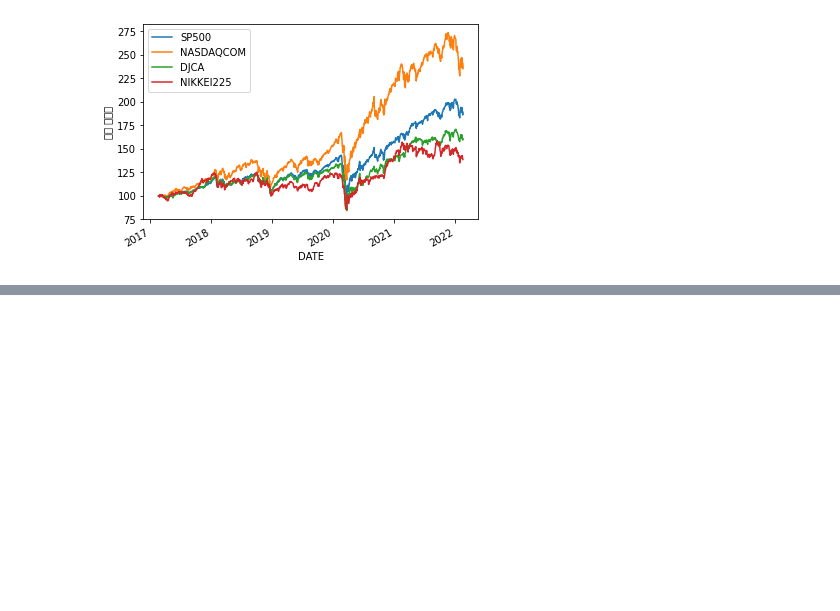
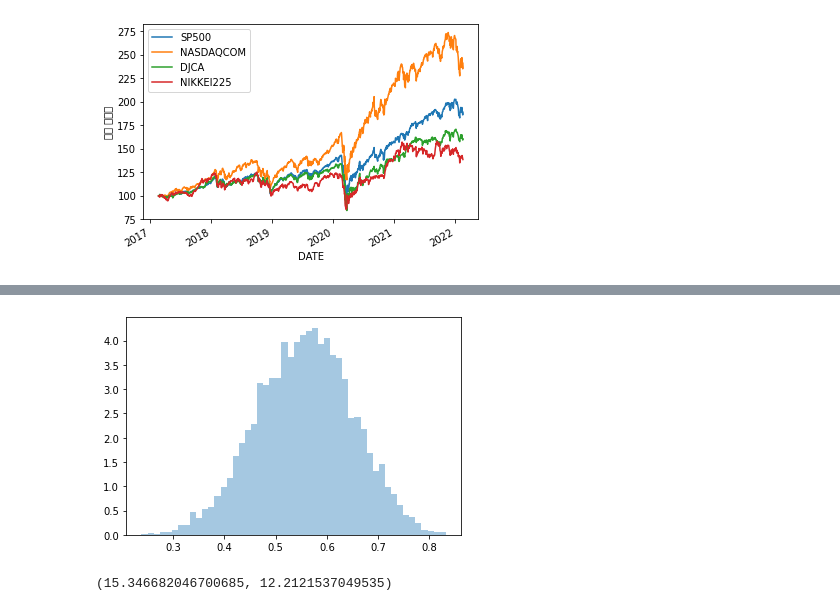
Before and after one commit to chi-hun/datascienceschool, a Jupyter notebook: datascienceschool.ipynb, the cells around one changed output, grey strips where cells are left out. Saved outputs shown, nothing was run; the diff lists cells and outputs as text; code cells hidden in the pictures; blank space fills up the shorter version.

```diff
--- a/datascienceschool.ipynb
+++ b/datascienceschool.ipynb
@@ -76,0 +168,18 @@ plt.show
+# %%
+np.random.seed(0)
+x = sp.stats.beta(15,12).rvs(10000)
+sns.distplot(x, kde=False, norm_hist=True)
+plt.show()
+# %% [output]
+[figure, added]
+# %%
+def find_beta(x):
+  x_bar = x.mean()
+  s2 = x.var()
+  a = x_bar * (x_bar * (1 - x_bar) / s2 - 1)
+  b = (1 - x_bar) * (x_bar * (1 - x_bar) / s2 - 1)
+  return a, b
+t = find_beta(x)
+print(t)
+# %% [output]
+(15.346682046700685, 12.2121537049535)
```
Also changed, not shown: parts of 12 cells of this notebook.
